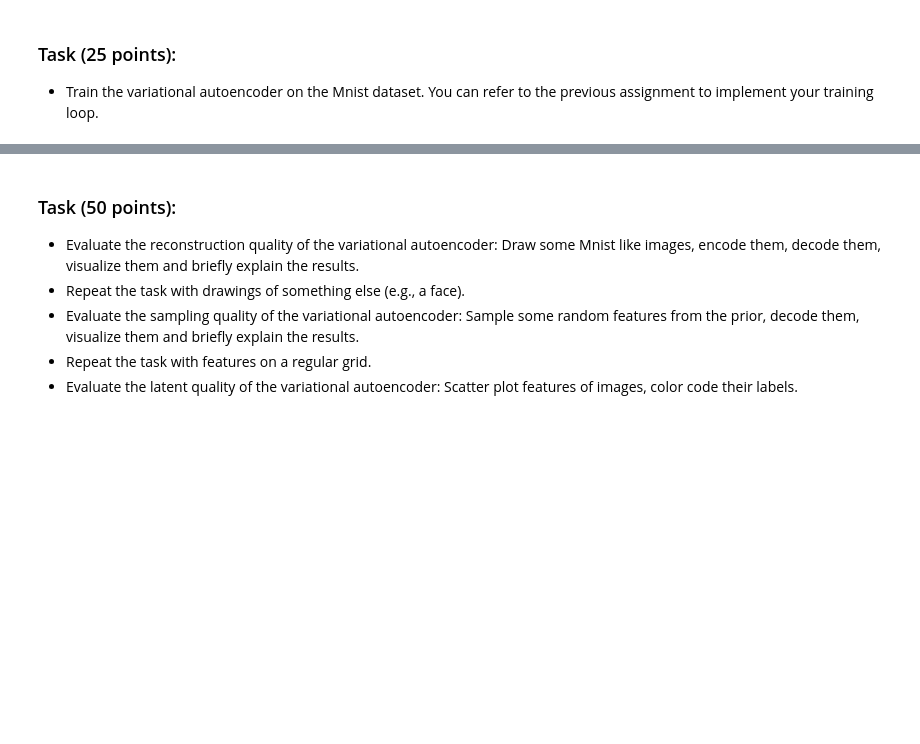
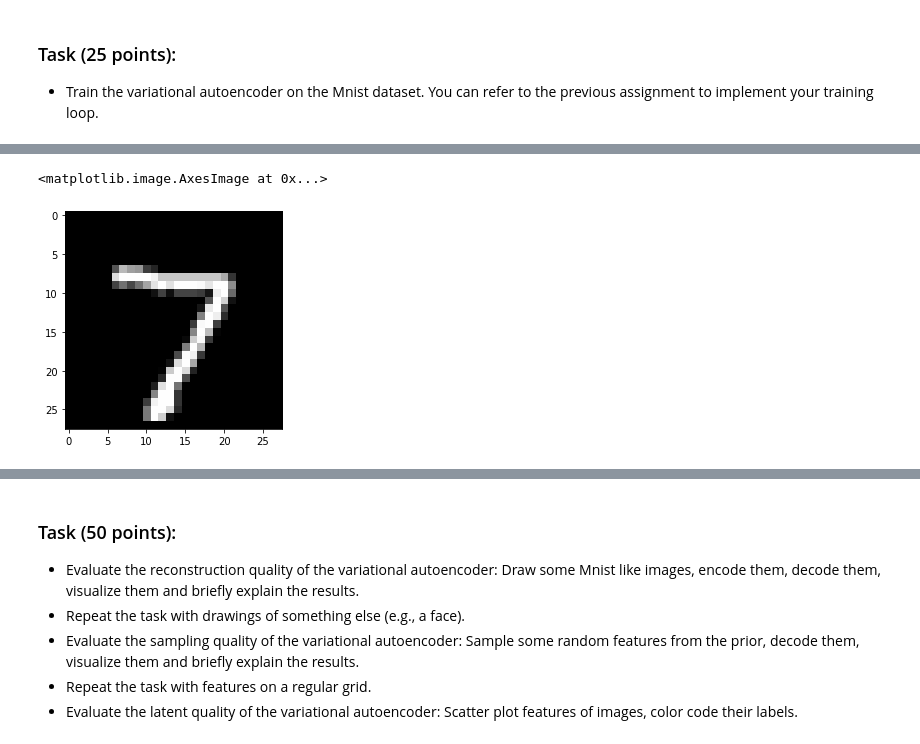
Before and after one commit to thijsgelton/P9-Group7_VariationalAutoEncoder, a Jupyter notebook: VAE.ipynb, the cells around one changed output, grey strips where cells are left out. Saved outputs shown, nothing was run; the diff lists cells and outputs as text; code cells hidden in the pictures; blank space fills up the shorter version.

```diff
--- a/VAE.ipynb
+++ b/VAE.ipynb
@@ -27,0 +69,6 @@ import numpy as np
+# %%
+# Fixing the random seed
+mx.random.seed(42)
+
+# Get data
+mnist = mx.test_utils.get_mnist()
@@ -112,0 +261,5 @@ class VariationalAutoencoder(gluon.HybridBlock):
+# %%
+plt.imshow(mnist["test_data"][0, 0], cmap='gray')
+# %% [output]
+<matplotlib.image.AxesImage at 0x...>
+[figure, added]
```
Also changed, not shown: parts of 15 cells of this notebook.
